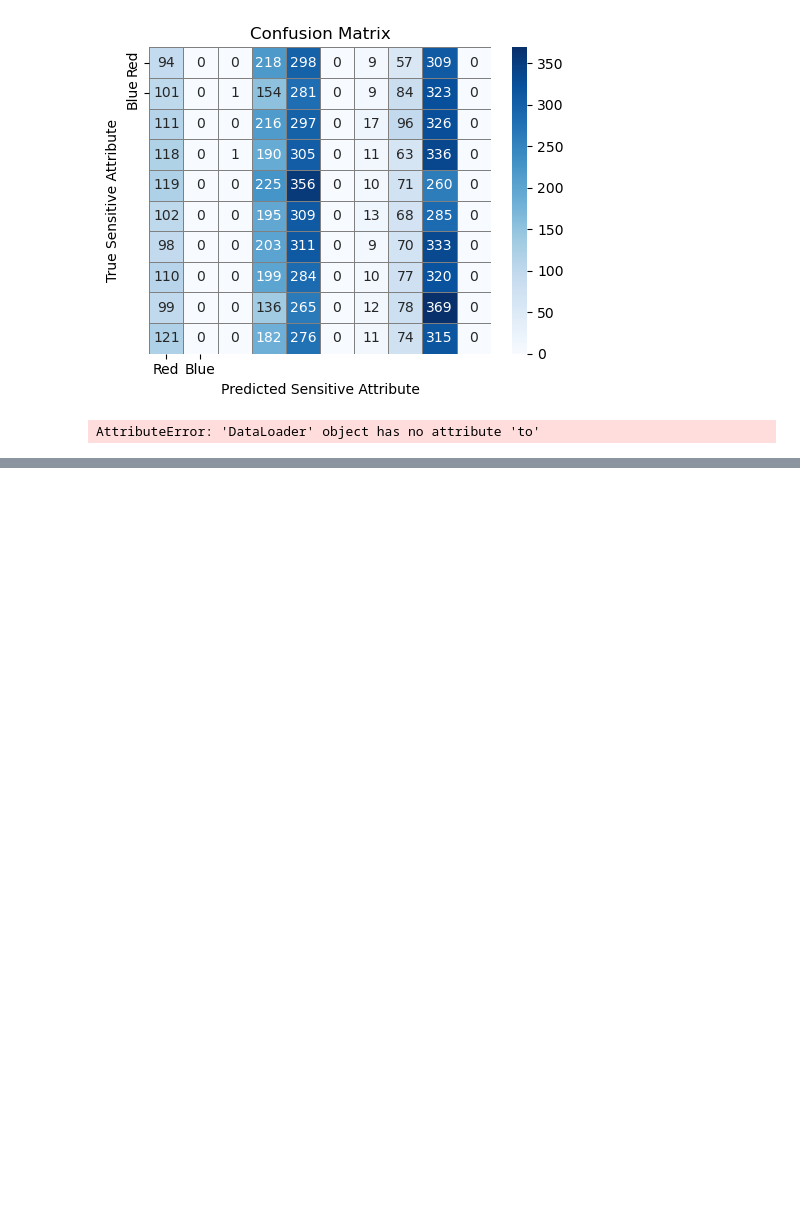
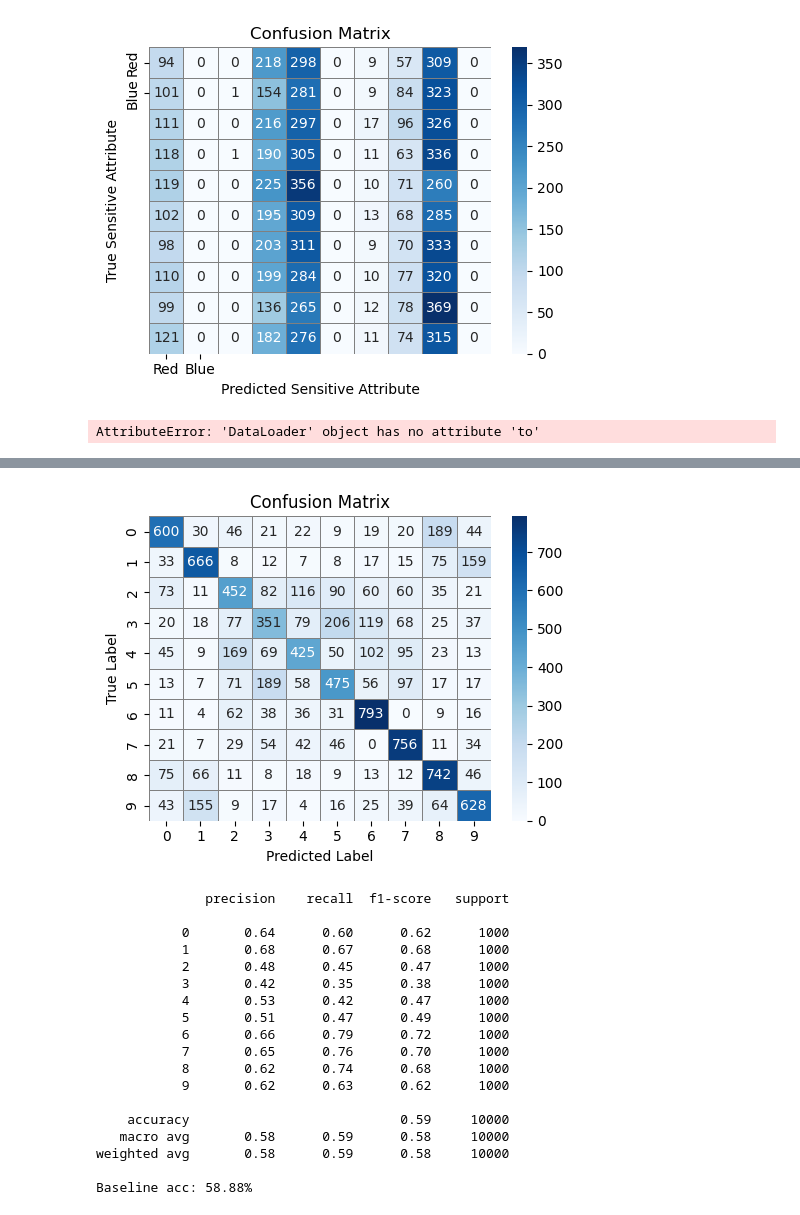
Before and after one commit to Vinschers/LAFTR, a Jupyter notebook: notebooks/LAFTR.ipynb, the cells around one changed output, grey strips where cells are left out. Cells and saved outputs as stored; diff of their text form; code cells hidden in the pictures; blank space fills up the shorter version.

```diff
--- a/notebooks/LAFTR.ipynb
+++ b/notebooks/LAFTR.ipynb
@@ -665,0 +842,7 @@ AttributeError: 'DataLoader' object has no attribute 'to'
+# %%
+C = 10
+K = 2
+bias = 0.999999
+dataset_name = 'CIFAR10'
+
+train_set, test_set_same_bias, test_set_no_bias, test_set_modified_bias = create_datasets(C, K, bias=bias, dataset_name=dataset_name, device=device)
@@ -665,0 +871,14 @@ AttributeError: 'DataLoader' object has no attribute 'to'
+# %%
+# training loop
+model.train()
+
+for epoch in range(n_epochs):
+    for images, _, labels in train_loader:
+        outputs = model(images)
+
+        optimizer.zero_grad()
+        loss = criterion(outputs, labels)
+        loss.backward()
+        optimizer.step()
+
+    print(f"Epoch {epoch+1} complete: Loss = {loss.item():.6f}")
@@ -665,0 +901,34 @@ AttributeError: 'DataLoader' object has no attribute 'to'
+# %%
+model_predictor = Predictor(model=model, N=K, device=device)
+
+x, a_true, y_true = test_set_same_bias.dataset
+y_pred = model_predictor.predict_class(x)
+
+baseline_acc = (y_true == y_pred).float().mean().item()
+np.save("../results/cifar_k2_bias1_baseline_samebias.npy", baseline_acc)
+
+model_predictor.plot_confusion_matrix(y_true, y_pred)
+model_predictor.print_classification_report(y_true, y_pred)
+model_predictor = Predictor(model=model, N=K, device=device)
+
+print(f"Baseline acc: {100 * baseline_acc:.2f}%")
+# %% [output]
+[figure, added]
+              precision    recall  f1-score   support
+
+           0       0.64      0.60      0.62      1000
+           1       0.68      0.67      0.68      1000
+           2       0.48      0.45      0.47      1000
+           3       0.42      0.35      0.38      1000
+           4       0.53      0.42      0.47      1000
+           5       0.51      0.47      0.49      1000
+           6       0.66      0.79      0.72      1000
+           7       0.65      0.76      0.70      1000
+           8       0.62      0.74      0.68      1000
+           9       0.62      0.63      0.62      1000
+
+    accuracy                           0.59     10000
+   macro avg       0.58      0.59      0.58     10000
+weighted avg       0.58      0.59      0.58     10000
+
+Baseline acc: 58.88%
```
Also changed, not shown: parts of 27 cells of this notebook.
